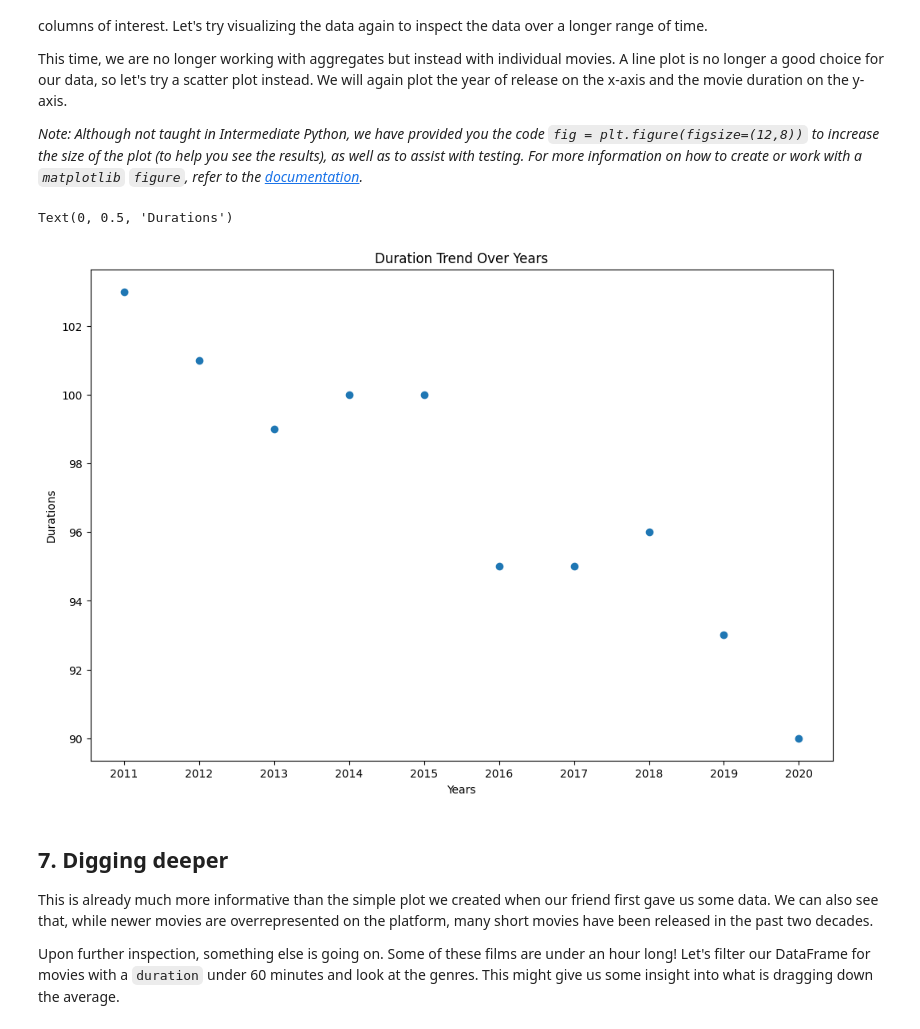
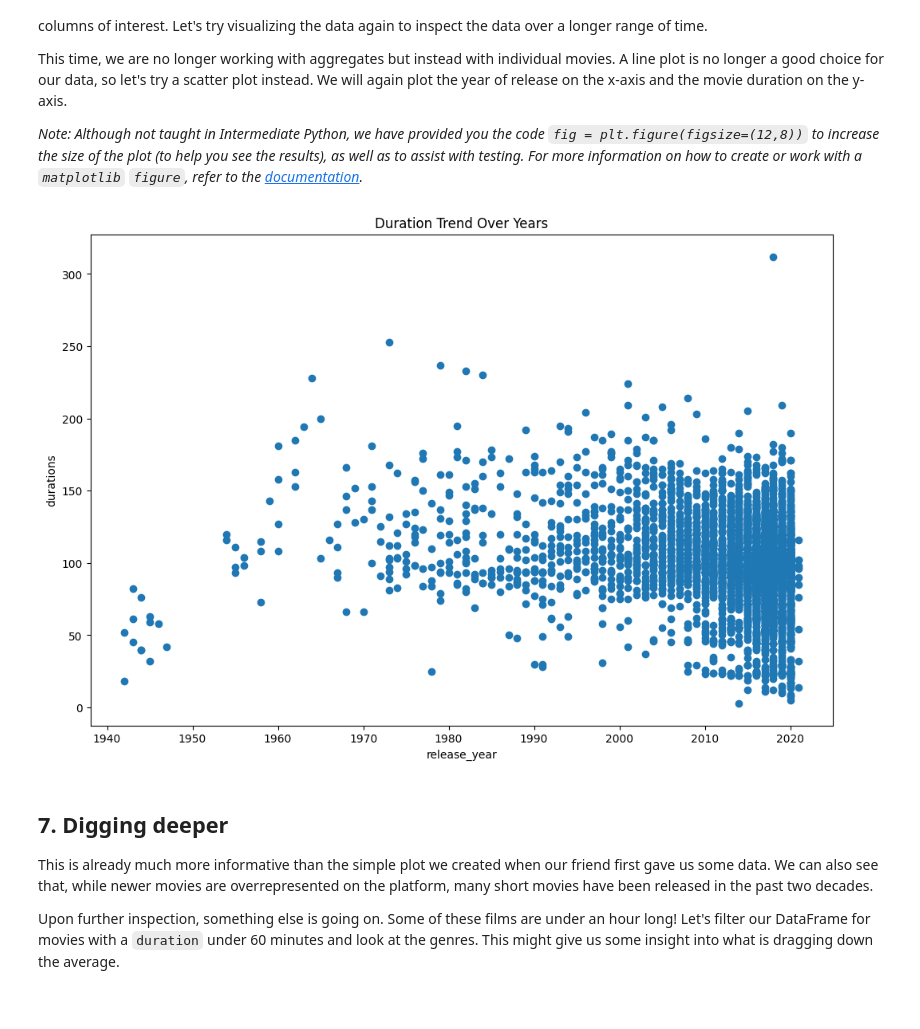
Before and after one commit to Tadeni00/Data_Analysis, a Jupyter notebook: netflix_movies.ipynb, the cells around one changed output. Cells and saved outputs as stored; diff of their text form; code cells hidden in the pictures.

```diff
--- a/netflix_movies.ipynb
+++ b/netflix_movies.ipynb
@@ -124,20 +124,21 @@ print(netflix_movies_col_subset.head(5))
 # %%
 # Create a figure and increase the figure size
 fig = plt.figure(figsize=(12,8))
 
 # Create a scatter plot of duration versus year
-plt.scatter(years, durations)
+
+plt.scatter(netflix_movies_col_subset['release_year'], netflix_movies_col_subset['duration'])
+
 
 # Create a title
 plt.title('Duration Trend Over Years')
-plt.xlabel('Years')
-plt.ylabel('Durations')
+plt.xlabel('release_year')
+plt.ylabel('durations')
 
 # Show the plot
-#plt.show()
+plt.show()
 # %% [output]
-Text(0, 0.5, 'Durations')
-[figure, old version]
+[figure, new version]
 # %% [markdown]
 ## 7. Digging deeper
 <p>This is already much more informative than the simple plot we created when our friend first gave us some data. We can also see that, while newer movies are overrepresented on the platform, many short movies have been released in the past two decades.</p>
```
Also changed, not shown: parts of 4 cells of this notebook.
